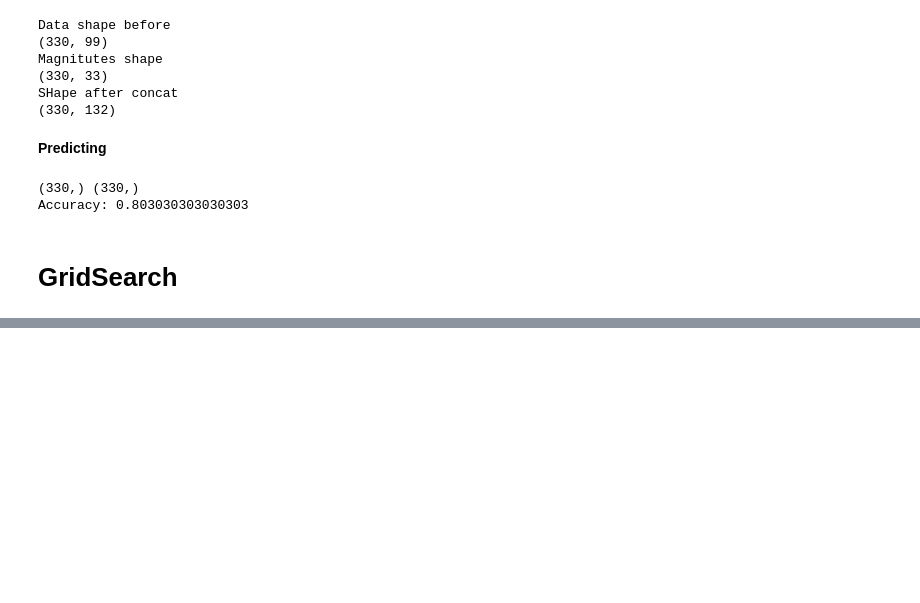
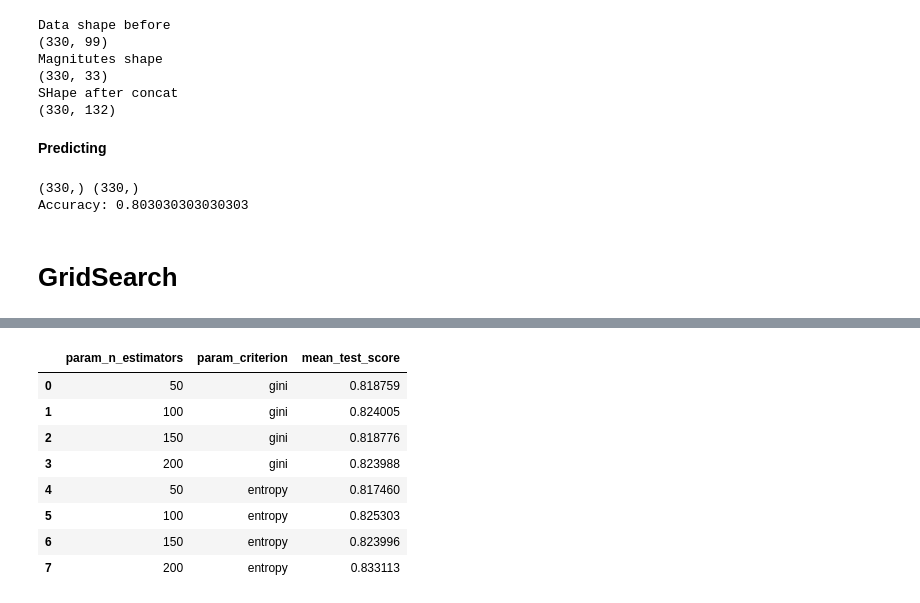
Before and after one commit to anton-asnitsky/naya-ds-2022-classification, a Jupyter notebook: naya-ds2022-calassification-project.ipynb, the cells around one changed output, grey strips where cells are left out. Drawn from its saved outputs; the diff is of its cells as text; code cells hidden in the pictures; blank space fills up the shorter version.

```diff
--- a/naya-ds2022-calassification-project.ipynb
+++ b/naya-ds2022-calassification-project.ipynb
@@ -389,0 +397,6 @@ SVC  mean:  0.7626517273576097
+# %%
+optimizedForest = GridSearchCV(RandomForestClassifier(class_weight=class_weights), {
+    'n_estimators': [50, 100, 150, 200],
+    'criterion': ['gini', 'entropy']
+})
+optimizedForest.fit(X_train, y_train)
@@ -389,0 +416,13 @@ SVC  mean:  0.7626517273576097
+# %%
+results = pd.DataFrame(optimizedForest.cv_results_)
+results[['param_n_estimators', 'param_criterion', 'mean_test_score']]
+# %% [output]
+|  | param_n_estimators | param_criterion | mean_test_score |
+| 0 | 50 | gini | 0.818759 |
+| 1 | 100 | gini | 0.824005 |
+| 2 | 150 | gini | 0.818776 |
+| 3 | 200 | gini | 0.823988 |
+| 4 | 50 | entropy | 0.817460 |
+| 5 | 100 | entropy | 0.825303 |
+| 6 | 150 | entropy | 0.823996 |
+| 7 | 200 | entropy | 0.833113 |
```
Also changed, not shown: parts of 6 cells of this notebook.
